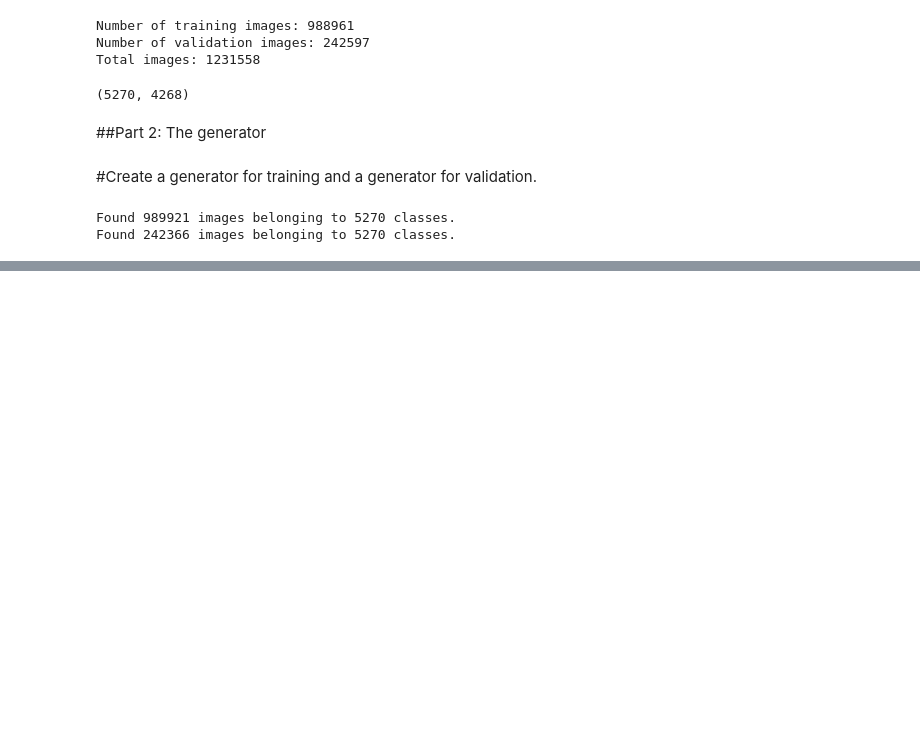
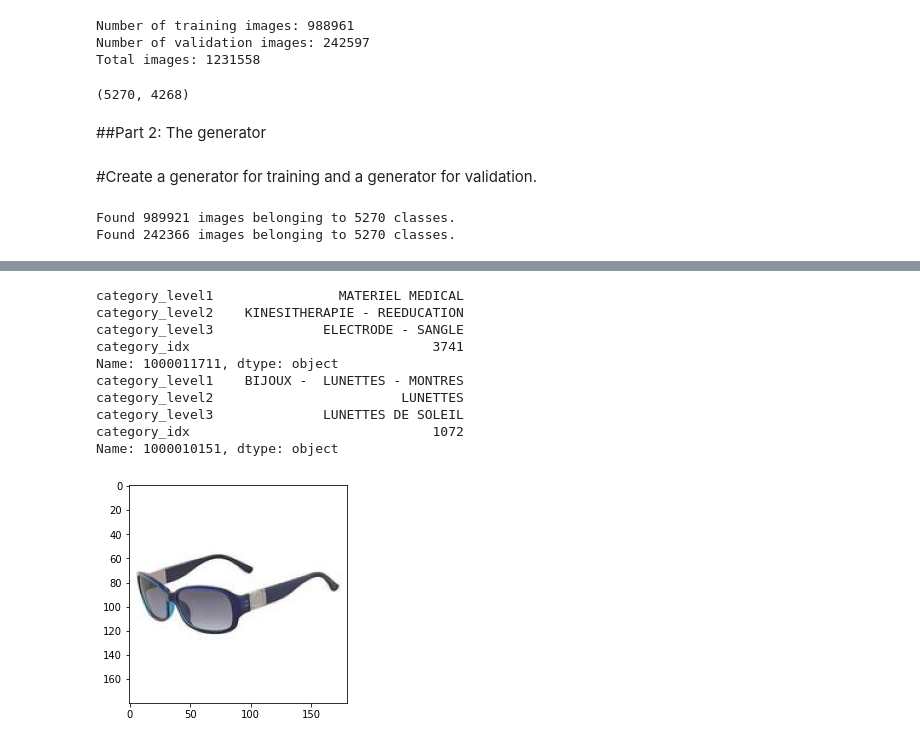
Before and after one commit to sarthakkaushik/Cdiscount-Image-Classification, a Jupyter notebook: Cdiscount_project_V1_SK_.ipynb, the cells around one changed output, grey strips where cells are left out. Cells and saved outputs as stored; diff of their text form; code cells hidden in the pictures; blank space fills up the shorter version.

```diff
--- a/Cdiscount_project_V1_SK_.ipynb
+++ b/Cdiscount_project_V1_SK_.ipynb
@@ -401,0 +403,24 @@ NameError: ignored
+# %%
+cat_idx = np.argmax(by[-1])
+cat_id = idx2cat[cat_idx]
+print(categories_df.loc[cat_id])
+
+bx, by = next(val_gen)
+
+plt.imshow(bx[-1].astype(np.uint8))
+
+cat_idx = np.argmax(by[-1])
+cat_id = idx2cat[cat_idx]
+print(categories_df.loc[cat_id])
+# %% [output]
+category_level1                MATERIEL MEDICAL
+category_level2    KINESITHERAPIE - REEDUCATION
+category_level3              ELECTRODE - SANGLE
+category_idx                               3741
+Name: 1000011711, dtype: object
+category_level1    BIJOUX -  LUNETTES - MONTRES
+category_level2                        LUNETTES
+category_level3              LUNETTES DE SOLEIL
+category_idx                               1072
+Name: 1000010151, dtype: object
+[figure, added]
```
Also changed, not shown: parts of 5 cells of this notebook.
